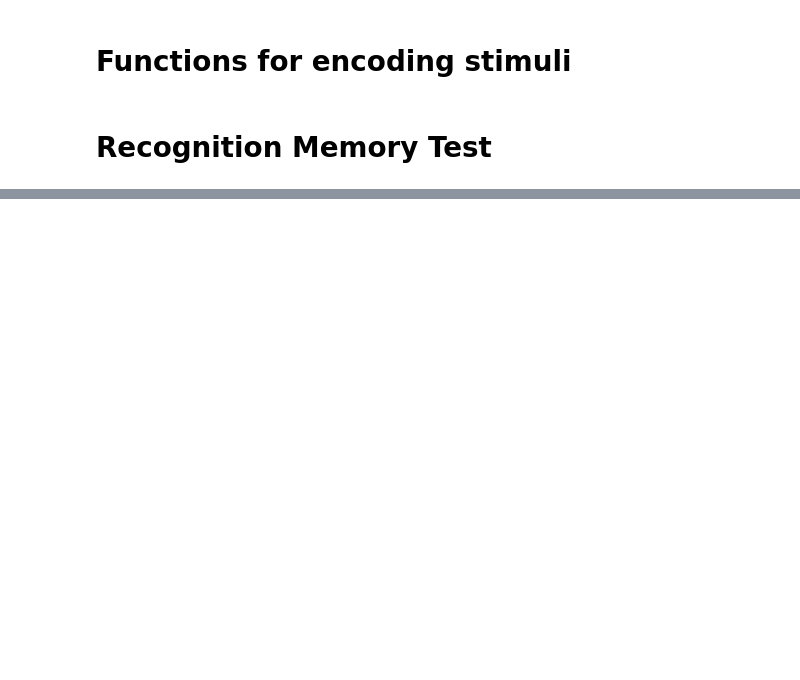
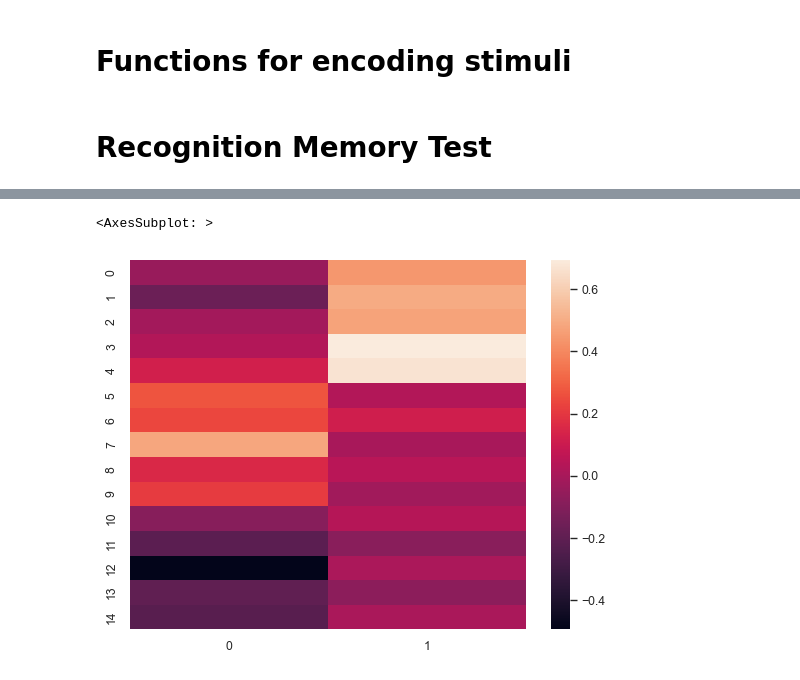
Before and after one commit to tejas-savalia/event-boundaries, a Jupyter notebook: simulations/categorization_sim.ipynb, the cells around one changed output, grey strips where cells are left out. Drawn from its saved outputs; the diff is of its cells as text; code cells hidden in the pictures; blank space fills up the shorter version.

```diff
--- a/simulations/categorization_sim.ipynb
+++ b/simulations/categorization_sim.ipynb
@@ -257,0 +298,5 @@ array([1, 1, 1, 1, 1, 0, 0, 0, 0, 0, 0, 2, 0, 0, 0, 0, 0, 0, 0, 0, 0, 0,
+# %%
+sns.heatmap(objects)
+# %% [output]
+<AxesSubplot: >
+[figure, added]
```
Also changed, not shown: parts of 15 cells of this notebook, 11 other files.
